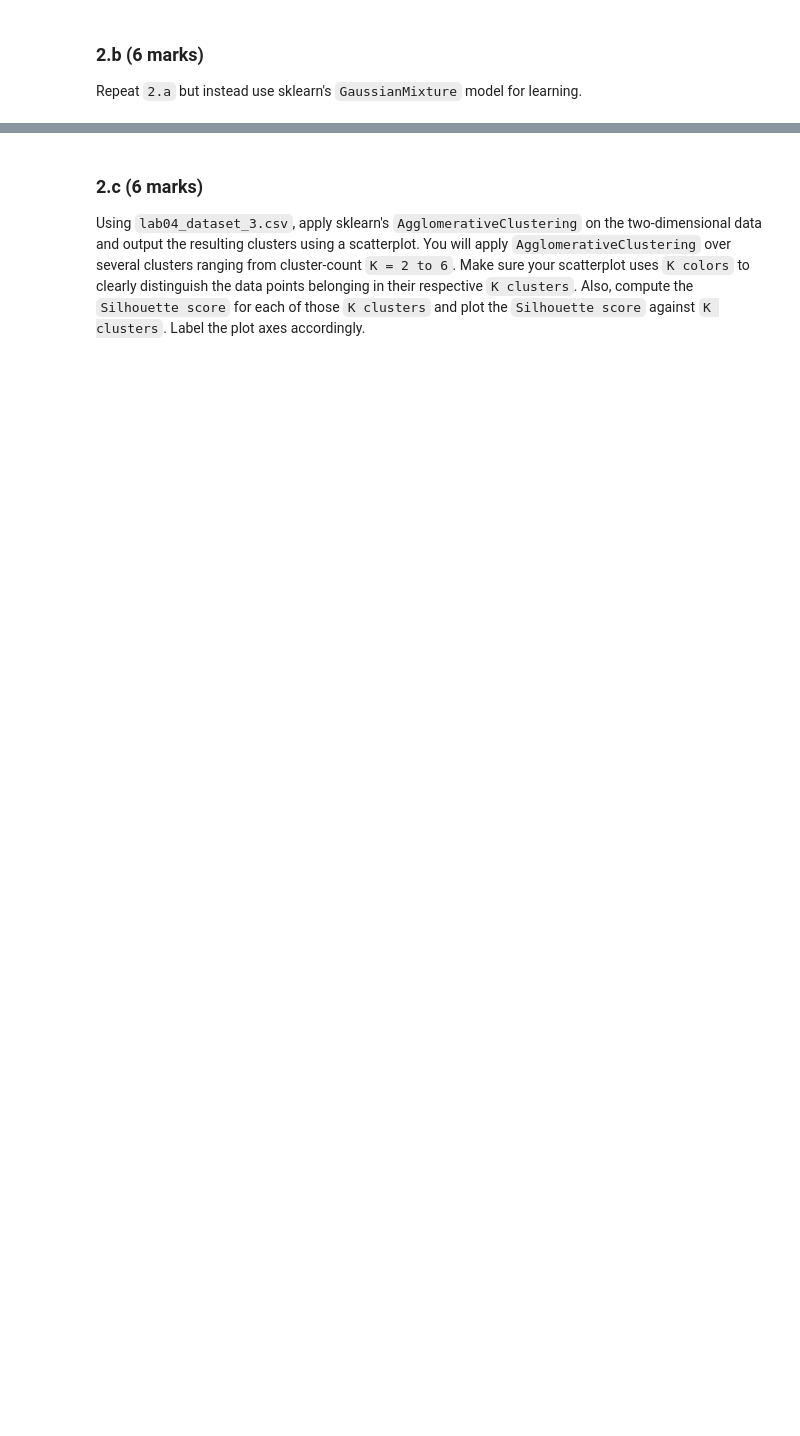
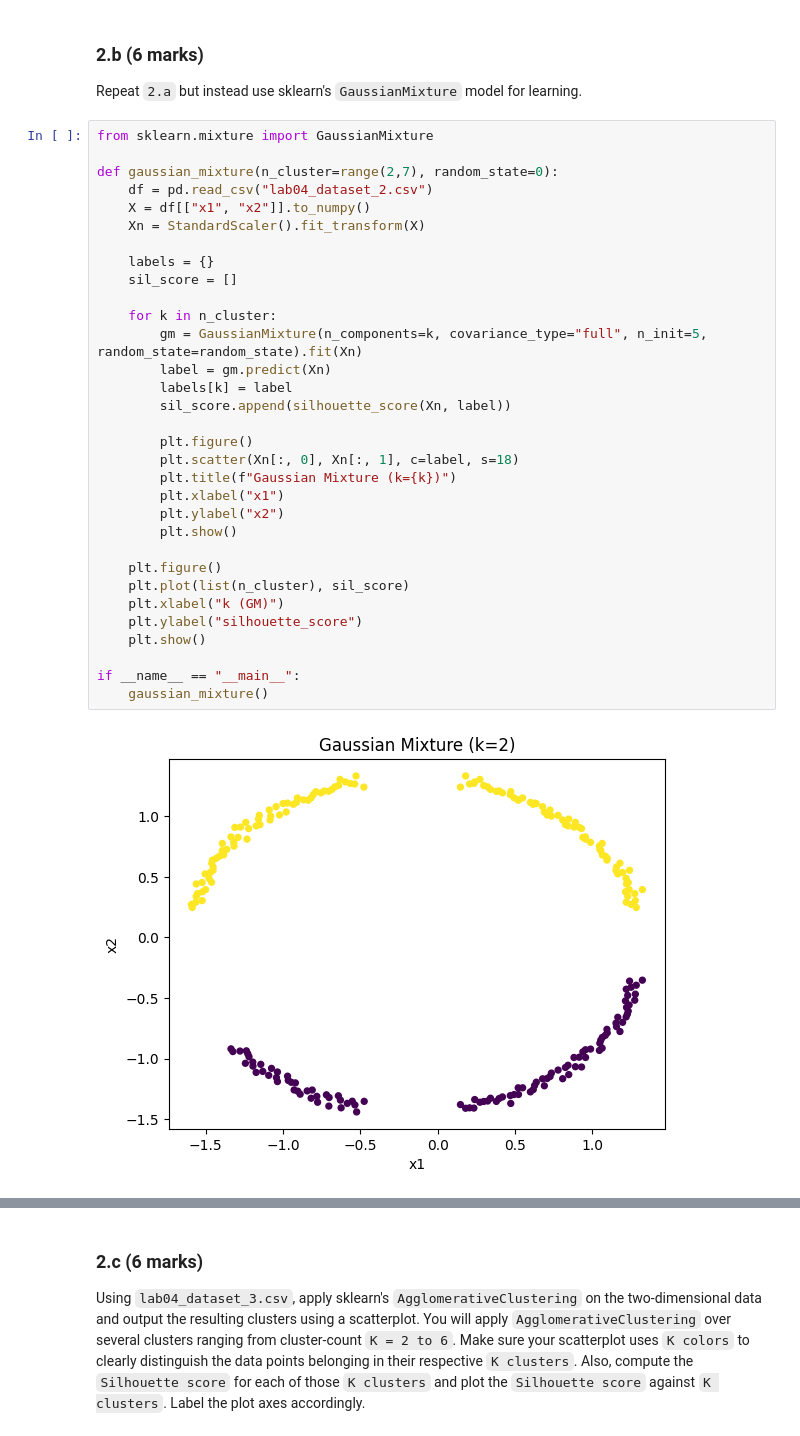
Before and after one commit to dfigueredo0/CS484, a Jupyter notebook: Assignment04/Assignment_4.ipynb, the cells around one changed output, grey strips where cells are left out. Saved outputs shown, nothing was run; the diff lists cells and outputs as text; blank space fills up the shorter version.

```diff
--- a/Assignment04/Assignment_4.ipynb
+++ b/Assignment04/Assignment_4.ipynb
@@ -185,3 +233,37 @@ Using `lab04_dataset_2.csv`, apply sklearn's `KMeans` algorithm on the two-dimen
 ### 2.b (6 marks)
 
 Repeat `2.a` but instead use sklearn's `GaussianMixture` model for learning.
+# %%
+from sklearn.mixture import GaussianMixture
+
+def gaussian_mixture(n_cluster=range(2,7), random_state=0):
+    df = pd.read_csv("lab04_dataset_2.csv")
+    X = df[["x1", "x2"]].to_numpy()
+    Xn = StandardScaler().fit_transform(X)
+
+    labels = {}
+    sil_score = []
+
+    for k in n_cluster:
+        gm = GaussianMixture(n_components=k, covariance_type="full", n_init=5, random_state=random_state).fit(Xn)
+        label = gm.predict(Xn)
+        labels[k] = label
+        sil_score.append(silhouette_score(Xn, label))
+
+        plt.figure()
+        plt.scatter(Xn[:, 0], Xn[:, 1], c=label, s=18)
+        plt.title(f"Gaussian Mixture (k={k})")
+        plt.xlabel("x1")
+        plt.ylabel("x2")
+        plt.show()
+
+    plt.figure()
+    plt.plot(list(n_cluster), sil_score)
+    plt.xlabel("k (GM)")
+    plt.ylabel("silhouette_score")
+    plt.show()
+
+if __name__ == "__main__":
+    gaussian_mixture()
+# %% [output]
+[figure, added]
```
Also changed, not shown: parts of 7 cells of this notebook.
